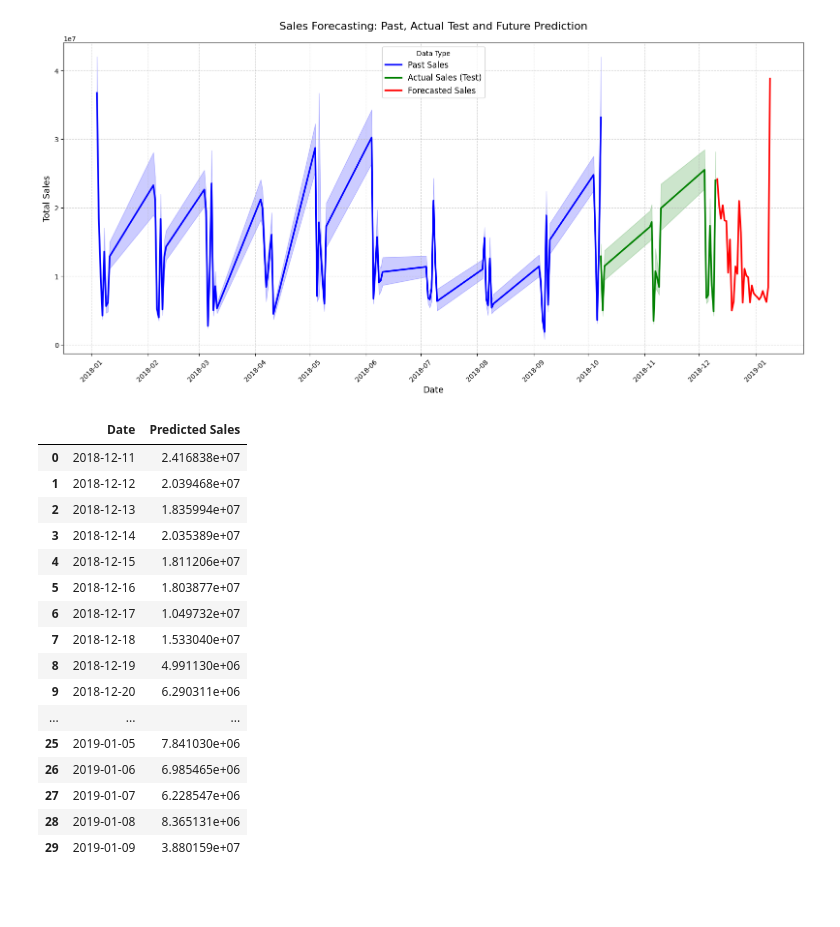
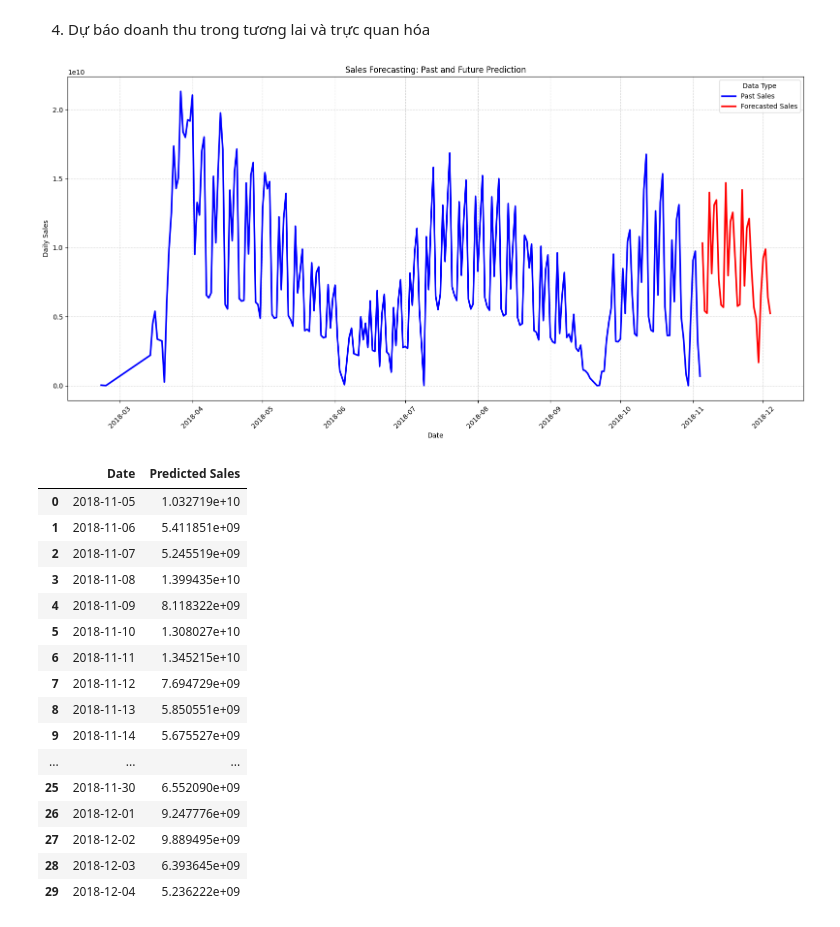
Before and after one commit to KieuOanhUIT/IS403.P23.OnlineSalesData, a Jupyter notebook: Model/XMeans_EnsembleLearning.ipynb, the cells around one changed output. Saved outputs shown, nothing was run; the diff lists cells and outputs as text; code cells hidden in the pictures; blank space fills up the shorter version.

Commit message:
Fix XMeans + Ensemble Learning

```diff
--- a/Model/XMeans_EnsembleLearning.ipynb
+++ b/Model/XMeans_EnsembleLearning.ipynb
@@ -164,67 +162,78 @@ plt.show()
+# %% [markdown]
+4. Dự báo doanh thu trong tương lai và trực quan hóa
 # %%
-# Dự đoán 30 ngày tiếp theo
-last_date = test_df['date'].iloc[-1]
-future_dates = pd.date_range(start=last_date + timedelta(days=1), periods=30).strftime('%Y-%m-%d')
-future_X_raw = test_df[features].iloc[-30:].values
+# Đọc dữ liệu doanh thu hàng ngày (để dự báo)
+df = pd.read_csv('cinema_daily_sales.csv', parse_dates=['date'])
+
+# Lấy 30 ngày cuối cùng làm đầu vào dự báo
+last_30_days = df.iloc[-30:].copy()
+last_date = df['date'].iloc[-1]
+future_dates = pd.date_range(start=last_date + timedelta(days=1), periods=30)
+
+# Chuẩn bị dữ liệu đầu vào cho 30 ngày tương lai
+future_X_raw = last_30_days[features].values
 future_X_scaled = scaler_X.transform(future_X_raw)
-future_preds_scaled = ensemble_predict(future_X_scaled)
+
+# Dự đoán doanh thu tương lai
+future_preds_scaled = predict_ensemble(future_X_scaled)
 future_sales = scaler_y.inverse_transform(future_preds_scaled.reshape(-1, 1)).flatten()
 
+# Tạo DataFrame kết quả dự báo
 future_df = pd.DataFrame({
     'date': future_dates,
-    'total_sales': future_sales,
+    'daily_sales': future_sales,
     'type': 'Forecasted Sales'
 })
+df['type'] = 'Past Sales'
 
-train_df['type'] = 'Past Sales'
-valid_df['type'] = 'Past Sales'
-test_df['type'] = 'Actual Sales (Test)'
-
-combined_df = pd.concat([train_df, valid_df, test_df, future_df], ignore_index=True)
+# Kết hợp dữ liệu thực tế và dự báo để trực quan
+combined_df = pd.concat([df[['date', 'daily_sales', 'type']], future_df], ignore_index=True)
 
 plt.figure(figsize=(16, 8))
 sns.lineplot(
     data=combined_df,
     x='date',
-    y='total_sales',
+    y='daily_sales',
     hue='type',
     style='type',
     dashes=False,
     palette={
         'Past Sales': 'blue',
-        'Actual Sales (Test)': 'green',
         'Forecasted Sales': 'red'
     },
     linewidth=2.5
 )
+
+# Vẽ biểu đồ dự báo doanh thu
 plt.gca().xaxis.set_major_locator(mdates.MonthLocator(interval=1))
 plt.gca().xaxis.set_major_formatter(mdates.DateFormatter('%Y-%m'))
 plt.xticks(rotation=45)
-plt.xlabel('Date', fontsize=13)
-plt.ylabel('Total Sales', fontsize=13)
-plt.title('Sales Forecasting: Past, Actual Test and Future Prediction', fontsize=16, pad=20)
+plt.xlabel('Date')
+plt.ylabel('Daily Sales')
+plt.title('Sales Forecasting: Past and Future Prediction')
 plt.grid(True, linestyle='--', alpha=0.5)
-plt.legend(title='Data Type', fontsize=12)
+plt.legend(title='Data Type')
 plt.tight_layout()
 plt.show()
 
-future_df[['date', 'total_sales']].rename(columns={'date': 'Date', 'total_sales': 'Predicted Sales'})
+# Trả về DataFrame kết quả dự báo
+future_df[['date', 'daily_sales']].rename(columns={'date': 'Date', 'daily_sales': 'Predicted Sales'})
 # %% [output]
-[figure, old version]
+[figure, new version]
 |  | Date | Predicted Sales |
-| 0 | 2018-12-11 | 2.416838e+07 |
-| 1 | 2018-12-12 | 2.039468e+07 |
-| 2 | 2018-12-13 | 1.835994e+07 |
-| 3 | 2018-12-14 | 2.035389e+07 |
-| 4 | 2018-12-15 | 1.811206e+07 |
-| 5 | 2018-12-16 | 1.803877e+07 |
-| 6 | 2018-12-17 | 1.049732e+07 |
-| 7 | 2018-12-18 | 1.533040e+07 |
-| 8 | 2018-12-19 | 4.991130e+06 |
-| 9 | 2018-12-20 | 6.290311e+06 |
+| 0 | 2018-11-05 | 1.032719e+10 |
+| 1 | 2018-11-06 | 5.411851e+09 |
+| 2 | 2018-11-07 | 5.245519e+09 |
+| 3 | 2018-11-08 | 1.399435e+10 |
+| 4 | 2018-11-09 | 8.118322e+09 |
+| 5 | 2018-11-10 | 1.308027e+10 |
+| 6 | 2018-11-11 | 1.345215e+10 |
+| 7 | 2018-11-12 | 7.694729e+09 |
+| 8 | 2018-11-13 | 5.850551e+09 |
+| 9 | 2018-11-14 | 5.675527e+09 |
 | ... | ... | ... |
-| 25 | 2019-01-05 | 7.841030e+06 |
-| 26 | 2019-01-06 | 6.985465e+06 |
-| 27 | 2019-01-07 | 6.228547e+06 |
-| 28 | 2019-01-08 | 8.365131e+06 |
-| 29 | 2019-01-09 | 3.880159e+07 |
+| 25 | 2018-11-30 | 6.552090e+09 |
+| 26 | 2018-12-01 | 9.247776e+09 |
+| 27 | 2018-12-02 | 9.889495e+09 |
+| 28 | 2018-12-03 | 6.393645e+09 |
+| 29 | 2018-12-04 | 5.236222e+09 |
```
Also changed, not shown: parts of 12 cells of this notebook, 1 other file.
